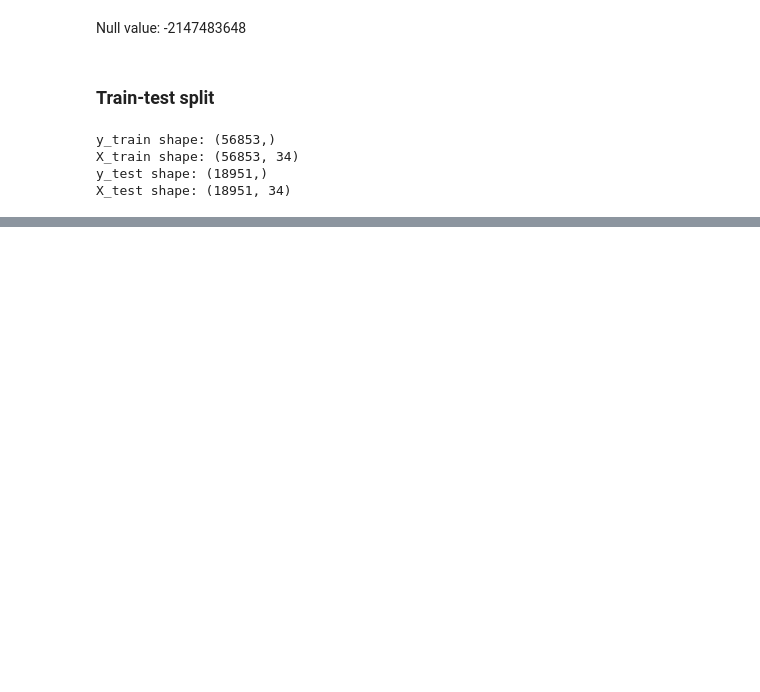
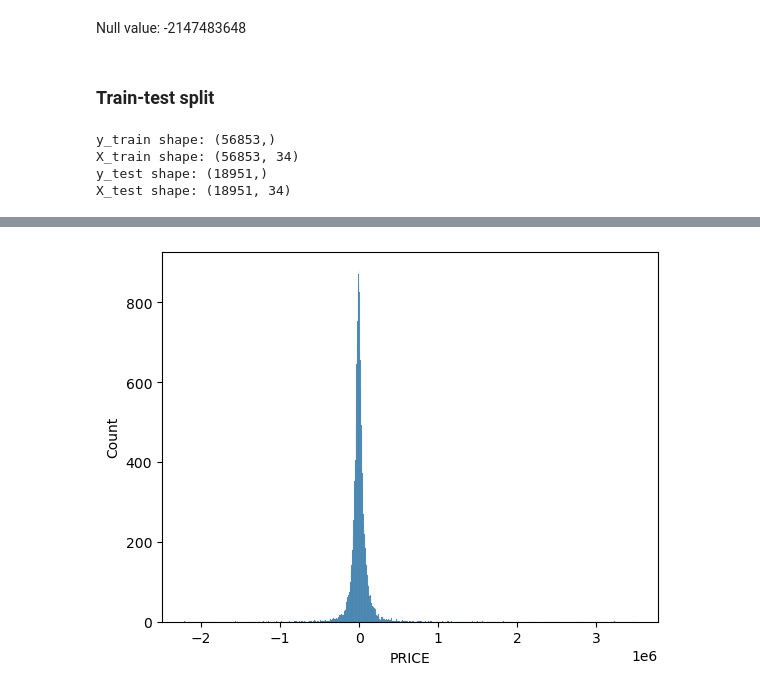
Before and after one commit to AlvaroCorrales/idealista18, a Jupyter notebook: experiments/Basic modelling.ipynb, the cells around one changed output, grey strips where cells are left out. Cells and saved outputs as stored; diff of their text form; code cells hidden in the pictures; blank space fills up the shorter version.

```diff
--- a/experiments/Basic modelling.ipynb
+++ b/experiments/Basic modelling.ipynb
@@ -81,0 +127,7 @@ X_test shape: (18951, 34)
+# %%
+# Residuals
+res = y_test - preds
+sns.histplot(res)
+plt.show()
+# %% [output]
+[figure, added]
```
Also changed, not shown: parts of 5 cells of this notebook.
